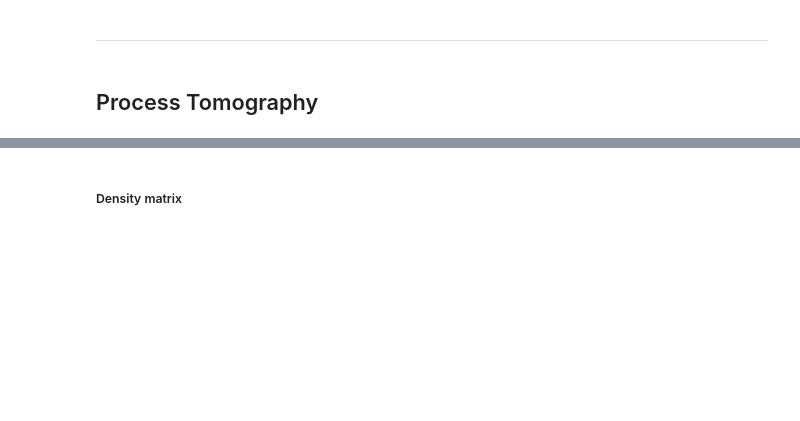
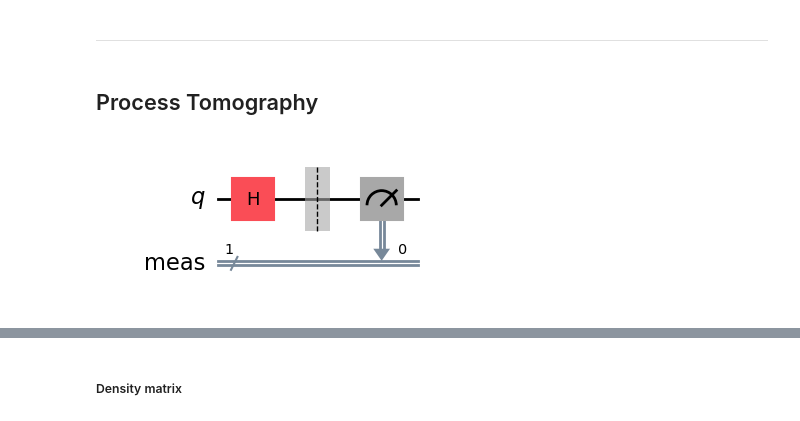
Before and after one commit to Moriarty2002/quantum-information, a Jupyter notebook: src/elaborato.ipynb, the cells around one changed output, grey strips where cells are left out. Cells and saved outputs as stored; diff of their text form; code cells hidden in the pictures; blank space fills up the shorter version.

```diff
--- a/src/elaborato.ipynb
+++ b/src/elaborato.ipynb
@@ -508,3 +506,15 @@ result = simulator_stabilizer.run(qc_to_benchmark, shots=shots, method="stabiliz
 ---
 # %% [markdown]
 <h2>Process Tomography</h2>
+# %%
+qc_tomo_overhead = QuantumCircuit(1)
+
+# Layer 1
+qc_tomo_overhead.h(0)
+# qc_tomo.s(1)
+
+qc_tomo_overhead.measure_all()
+
+qc_tomo_overhead.draw('mpl')
+# %% [output]
+[figure, added]
```
Also changed, not shown: parts of 18 cells of this notebook, 1 other file.
